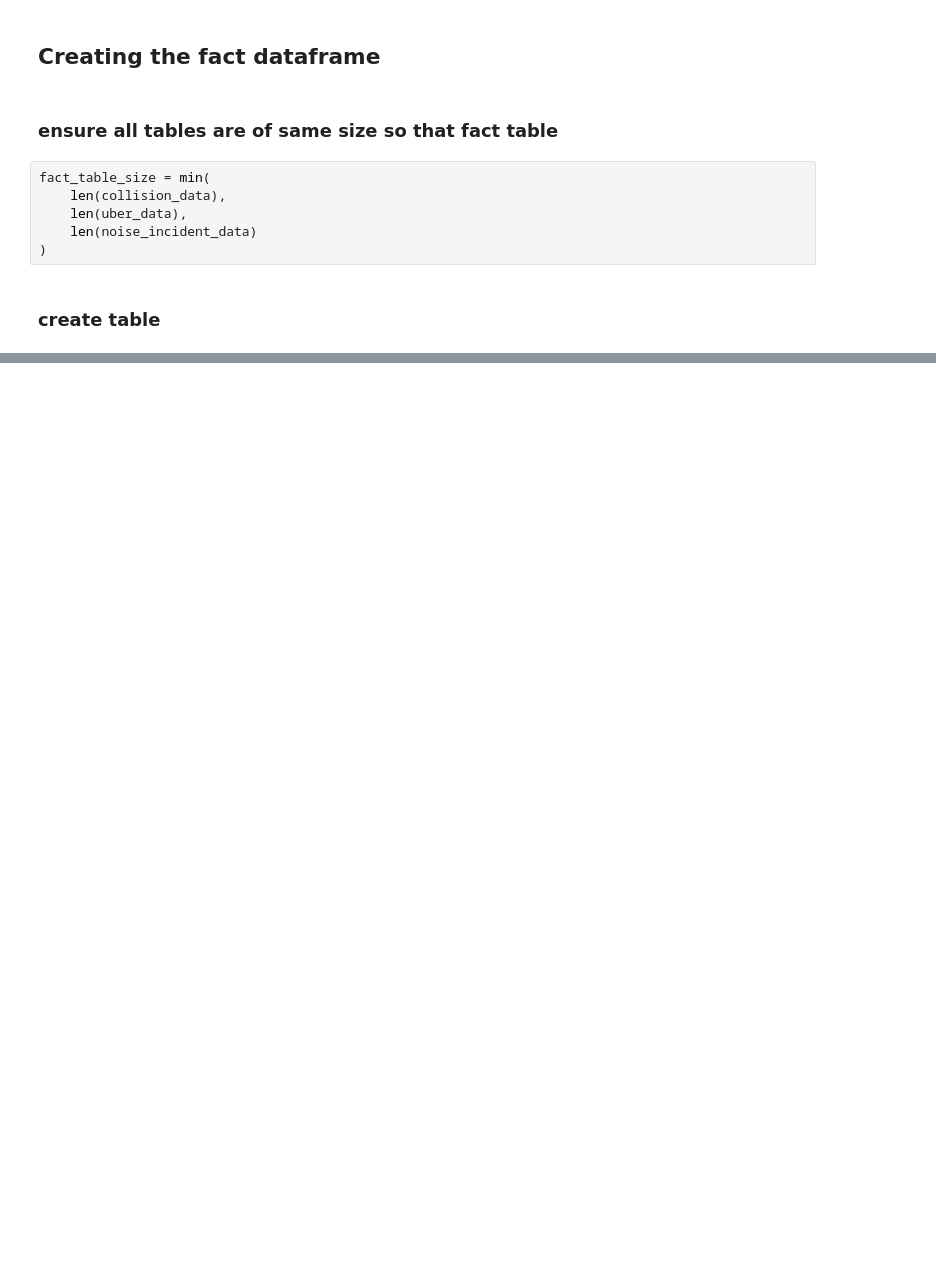
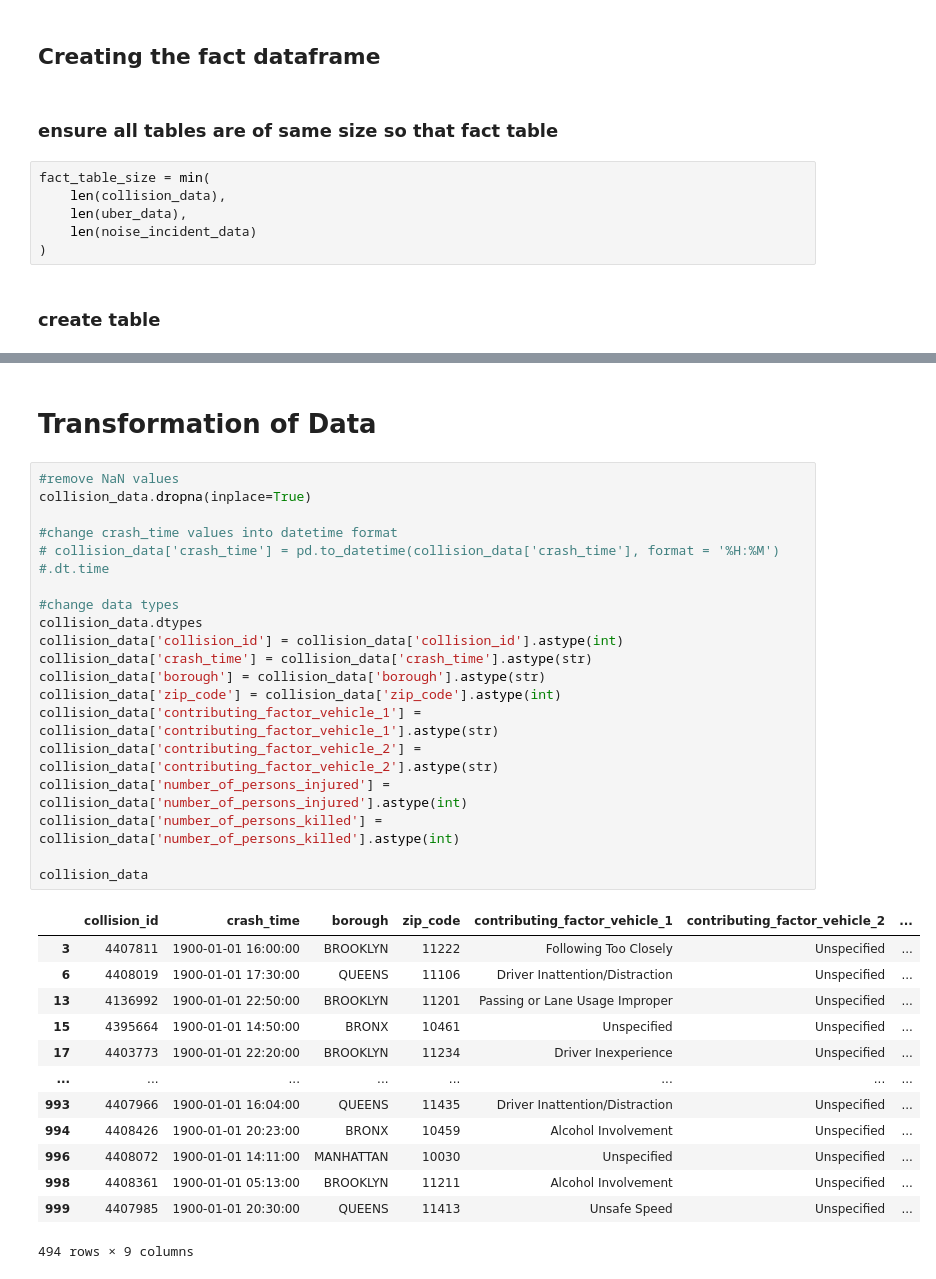
Before and after one commit to elda-nyc/CIS-4400-Vehicle-Collision, a Jupyter notebook: ETL.ipynb, the cells around one changed output, grey strips where cells are left out. Drawn from its saved outputs; the diff is of its cells as text; blank space fills up the shorter version.

```diff
--- a/ETL.ipynb
+++ b/ETL.ipynb
@@ -77,0 +136,35 @@ facts
+# %% [markdown]
+# Transformation of Data
+# %%
+#remove NaN values
+collision_data.dropna(inplace=True)
+
+#change crash_time values into datetime format
+# collision_data['crash_time'] = pd.to_datetime(collision_data['crash_time'], format = '%H:%M') #.dt.time
+
+#change data types
+collision_data.dtypes
+collision_data['collision_id'] = collision_data['collision_id'].astype(int)
+collision_data['crash_time'] = collision_data['crash_time'].astype(str)
+collision_data['borough'] = collision_data['borough'].astype(str)
+collision_data['zip_code'] = collision_data['zip_code'].astype(int)
+collision_data['contributing_factor_vehicle_1'] = collision_data['contributing_factor_vehicle_1'].astype(str)
+collision_data['contributing_factor_vehicle_2'] = collision_data['contributing_factor_vehicle_2'].astype(str)
+collision_data['number_of_persons_injured'] = collision_data['number_of_persons_injured'].astype(int)
+collision_data['number_of_persons_killed'] = collision_data['number_of_persons_killed'].astype(int)
+
+collision_data
+# %% [output]
+|  | collision_id | crash_time | borough | zip_code | contributing_factor_vehicle_1 | contributing_factor_vehicle_2 | ... |
+| 3 | 4407811 | 1900-01-01 16:00:00 | BROOKLYN | 11222 | Following Too Closely | Unspecified | ... |
+| 6 | 4408019 | 1900-01-01 17:30:00 | QUEENS | 11106 | Driver Inattention/Distraction | Unspecified | ... |
+| 13 | 4136992 | 1900-01-01 22:50:00 | BROOKLYN | 11201 | Passing or Lane Usage Improper | Unspecified | ... |
+| 15 | 4395664 | 1900-01-01 14:50:00 | BRONX | 10461 | Unspecified | Unspecified | ... |
+| 17 | 4403773 | 1900-01-01 22:20:00 | BROOKLYN | 11234 | Driver Inexperience | Unspecified | ... |
+| ... | ... | ... | ... | ... | ... | ... | ... |
+| 993 | 4407966 | 1900-01-01 16:04:00 | QUEENS | 11435 | Driver Inattention/Distraction | Unspecified | ... |
+| 994 | 4408426 | 1900-01-01 20:23:00 | BRONX | 10459 | Alcohol Involvement | Unspecified | ... |
+| 996 | 4408072 | 1900-01-01 14:11:00 | MANHATTAN | 10030 | Unspecified | Unspecified | ... |
+| 998 | 4408361 | 1900-01-01 05:13:00 | BROOKLYN | 11211 | Alcohol Involvement | Unspecified | ... |
+| 999 | 4407985 | 1900-01-01 20:30:00 | QUEENS | 11413 | Unsafe Speed | Unspecified | ... |
+494 rows × 9 columns
```
Also changed, not shown: parts of 10 cells of this notebook.
